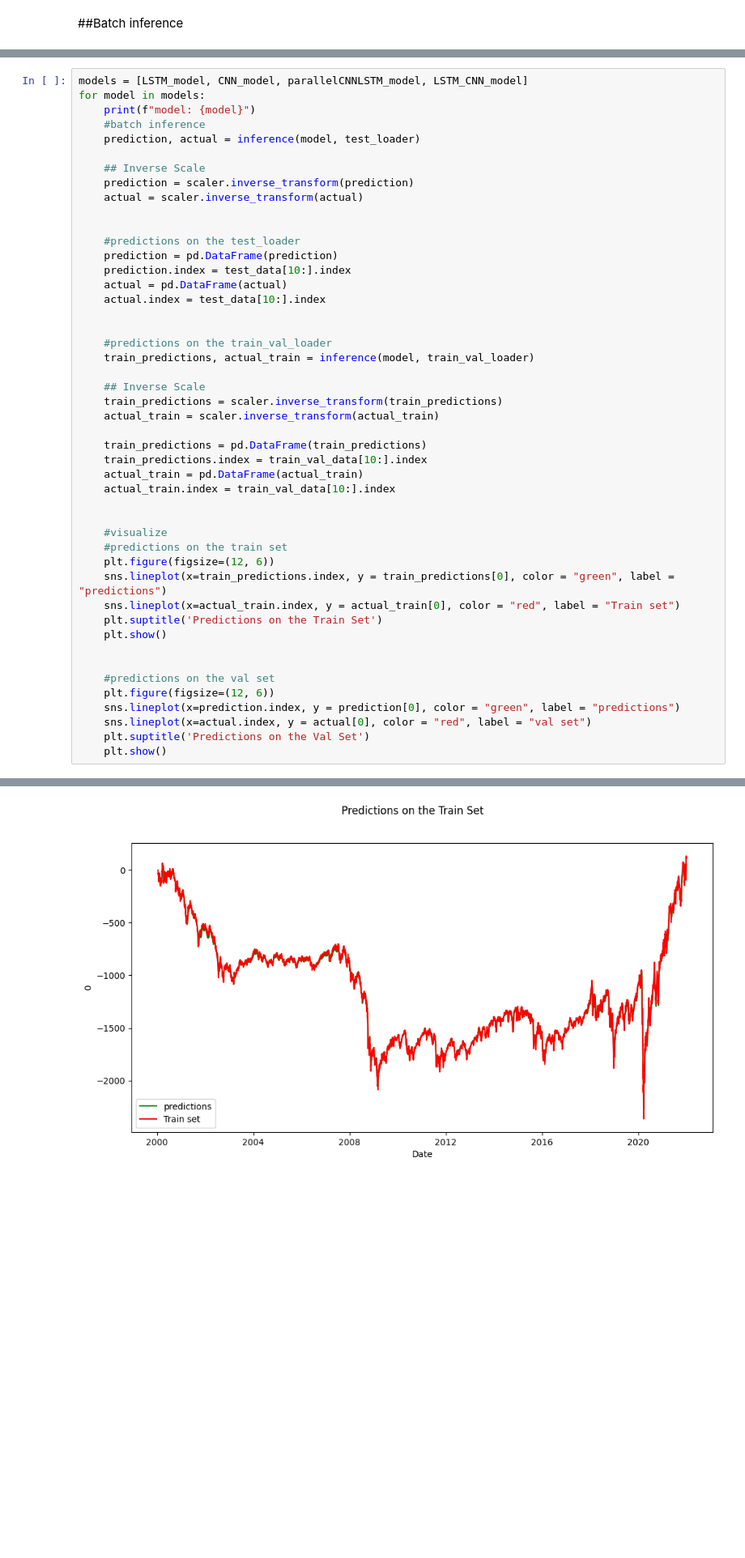
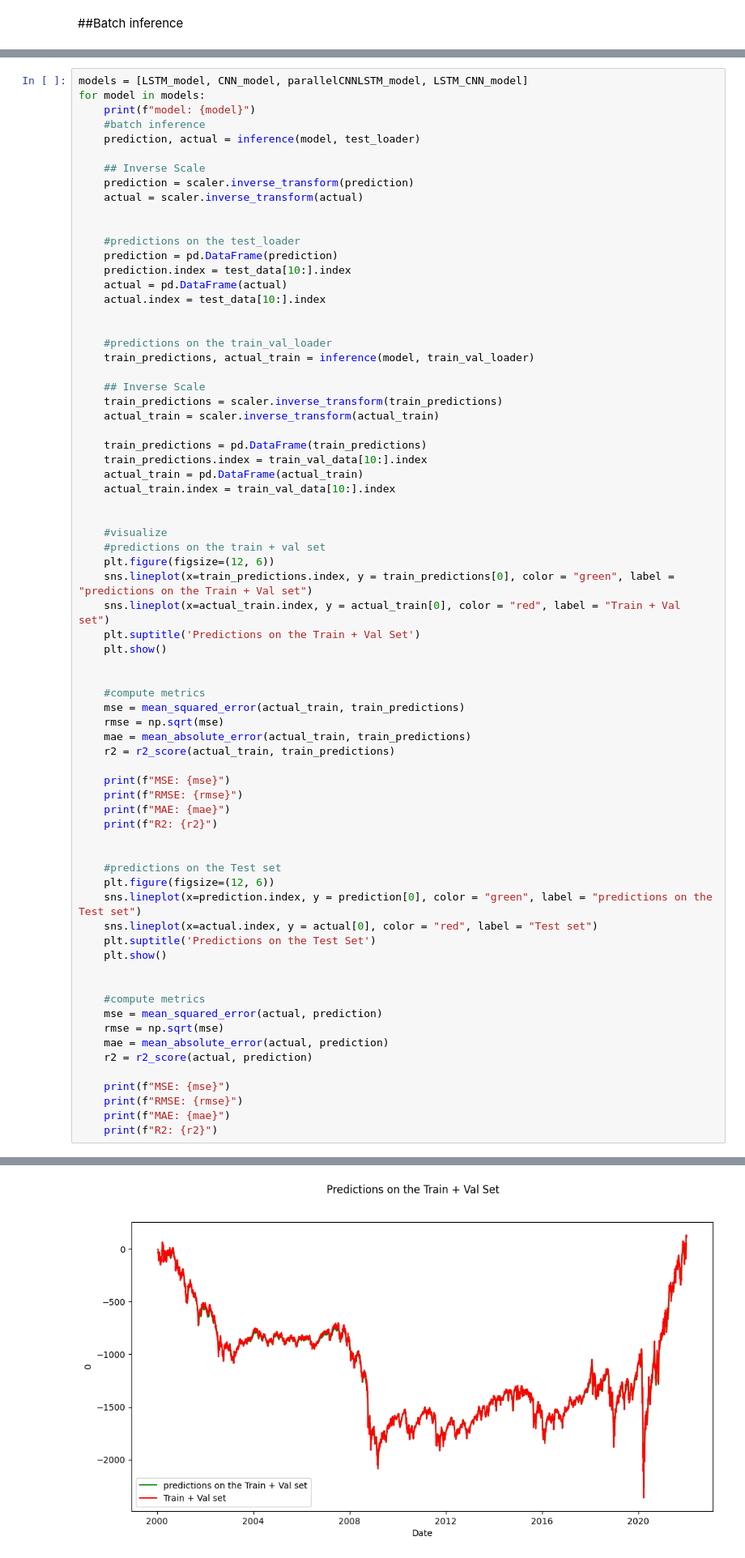
Before and after one commit to andreadamiano/Arbitrated-Dynamic-Ensemble, a Jupyter notebook: Project_code/CNN LSTM/CNN LSTM model.ipynb, the cells around one changed output, grey strips where cells are left out. Shown at 81% size. Saved outputs shown, nothing was run; the diff lists cells and outputs as text; blank space fills up the shorter version.

```diff
--- a/Project_code/CNN LSTM/CNN LSTM model.ipynb
+++ b/Project_code/CNN LSTM/CNN LSTM model.ipynb
@@ -1013,39 +1013,63 @@ for model in models:
 
     #predictions on the train_val_loader
     train_predictions, actual_train = inference(model, train_val_loader)
 
     ## Inverse Scale
     train_predictions = scaler.inverse_transform(train_predictions)
     actual_train = scaler.inverse_transform(actual_train)
 
     train_predictions = pd.DataFrame(train_predictions)
     train_predictions.index = train_val_data[10:].index
     actual_train = pd.DataFrame(actual_train)
     actual_train.index = train_val_data[10:].index
 
 
     #visualize
-    #predictions on the train set
+    #predictions on the train + val set
     plt.figure(figsize=(12, 6))
-    sns.lineplot(x=train_predictions.index, y = train_predictions[0], color = "green", label = "predictions")
-    sns.lineplot(x=actual_train.index, y = actual_train[0], color = "red", label = "Train set")
-    plt.suptitle('Predictions on the Train Set')
+    sns.lineplot(x=train_predictions.index, y = train_predictions[0], color = "green", label = "predictions on the Train + Val set")
+    sns.lineplot(x=actual_train.index, y = actual_train[0], color = "red", label = "Train + Val set")
+    plt.suptitle('Predictions on the Train + Val Set')
     plt.show()
 
 
-    #predictions on the val set
+    #compute metrics
+    mse = mean_squared_error(actual_train, train_predictions)
+    rmse = np.sqrt(mse)
+    mae = mean_absolute_error(actual_train, train_predictions)
+    r2 = r2_score(actual_train, train_predictions)
+
+    print(f"MSE: {mse}")
+    print(f"RMSE: {rmse}")
+    print(f"MAE: {mae}")
+    print(f"R2: {r2}")
+
+
+    #predictions on the Test set
     plt.figure(figsize=(12, 6))
-    sns.lineplot(x=prediction.index, y = prediction[0], color = "green", label = "predictions")
-    sns.lineplot(x=actual.index, y = actual[0], color = "red", label = "val set")
-    plt.suptitle('Predictions on the Val Set')
+    sns.lineplot(x=prediction.index, y = prediction[0], color = "green", label = "predictions on the Test set")
+    sns.lineplot(x=actual.index, y = actual[0], color = "red", label = "Test set")
+    plt.suptitle('Predictions on the Test Set')
     plt.show()
+
+
+    #compute metrics
+    mse = mean_squared_error(actual, prediction)
+    rmse = np.sqrt(mse)
+    mae = mean_absolute_error(actual, prediction)
+    r2 = r2_score(actual, prediction)
+
+    print(f"MSE: {mse}")
+    print(f"RMSE: {rmse}")
+    print(f"MAE: {mae}")
+    print(f"R2: {r2}")
 # %% [output]
 model: LSTM(
   (lstm): LSTM(1, 512, num_layers=3, batch_first=True, dropout=0.3)
   (fc1): Linear(in_features=512, out_features=256, bias=True)
   (fc2): Linear(in_features=256, out_features=128, bias=True)
   (fc3): Linear(in_features=128, out_features=1, bias=True)
   (relu): ReLU()
   (dropout): Dropout(p=0.3, inplace=False)
 )
-[figure, old version]
+[figure, new version]
```
Also changed, not shown: parts of 4 cells of this notebook, 8 other files.
